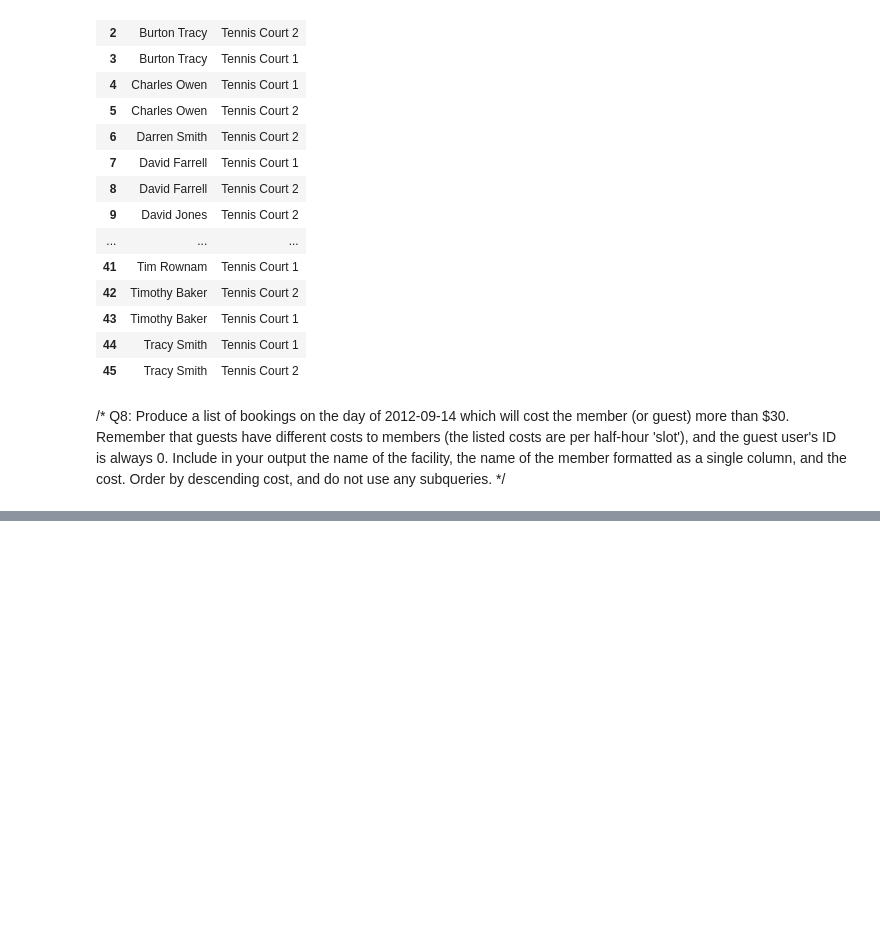
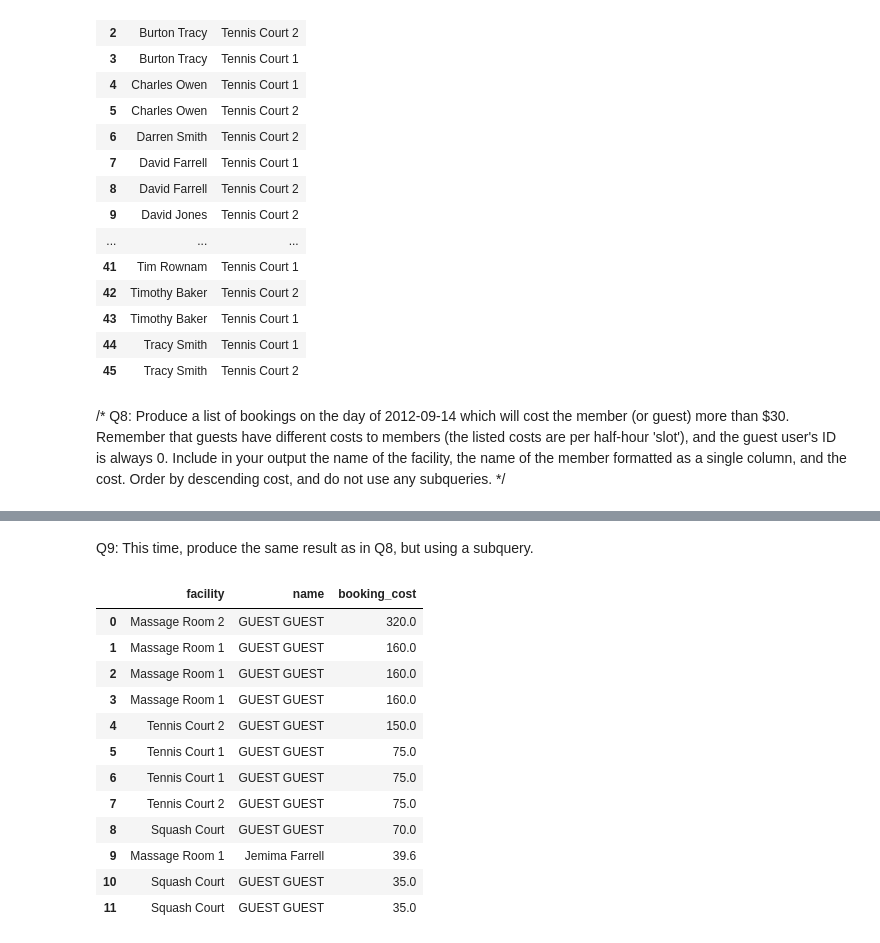
Before and after one commit to rafogi/sqlLite, a Jupyter notebook: SQLFiles Tier 2/Untitled.ipynb, the cells around one changed output, grey strips where cells are left out. Cells and saved outputs as stored; diff of their text form; code cells hidden in the pictures; blank space fills up the shorter version.

```diff
--- a/SQLFiles Tier 2/Untitled.ipynb
+++ b/SQLFiles Tier 2/Untitled.ipynb
@@ -176,0 +208,39 @@ Order by descending cost, and do not use any subqueries. */
+# %% [markdown]
+Q9: This time, produce the same result as in Q8, but using a subquery.
+# %%
+query = '''
+
+WITH book_sub AS (
+SELECT f.name as facility, m.firstname ||' ' ||m.surname AS name,
+CASE WHEN m.memid = 0 THEN f.guestcost * b.slots
+ELSE f.membercost * b.slots END AS booking_cost
+FROM Members as m
+inner join Bookings as b
+ON m.memid = b.memid
+inner join Facilities as f
+ON b.facid = f.facid
+WHERE b.starttime like '%2012-09-14%'
+)
+SELECT * FROM book_sub
+WHERE booking_cost > 30
+order by booking_cost DESC
+
+
+'''
+
+df8 = pd.read_sql_query(query, con)
+df8
+# %% [output]
+|  | facility | name | booking_cost |
+| 0 | Massage Room 2 | GUEST GUEST | 320.0 |
+| 1 | Massage Room 1 | GUEST GUEST | 160.0 |
+| 2 | Massage Room 1 | GUEST GUEST | 160.0 |
+| 3 | Massage Room 1 | GUEST GUEST | 160.0 |
+| 4 | Tennis Court 2 | GUEST GUEST | 150.0 |
+| 5 | Tennis Court 1 | GUEST GUEST | 75.0 |
+| 6 | Tennis Court 1 | GUEST GUEST | 75.0 |
+| 7 | Tennis Court 2 | GUEST GUEST | 75.0 |
+| 8 | Squash Court | GUEST GUEST | 70.0 |
+| 9 | Massage Room 1 | Jemima Farrell | 39.6 |
+| 10 | Squash Court | GUEST GUEST | 35.0 |
+| 11 | Squash Court | GUEST GUEST | 35.0 |
```
Also changed, not shown: parts of 9 cells of this notebook.
